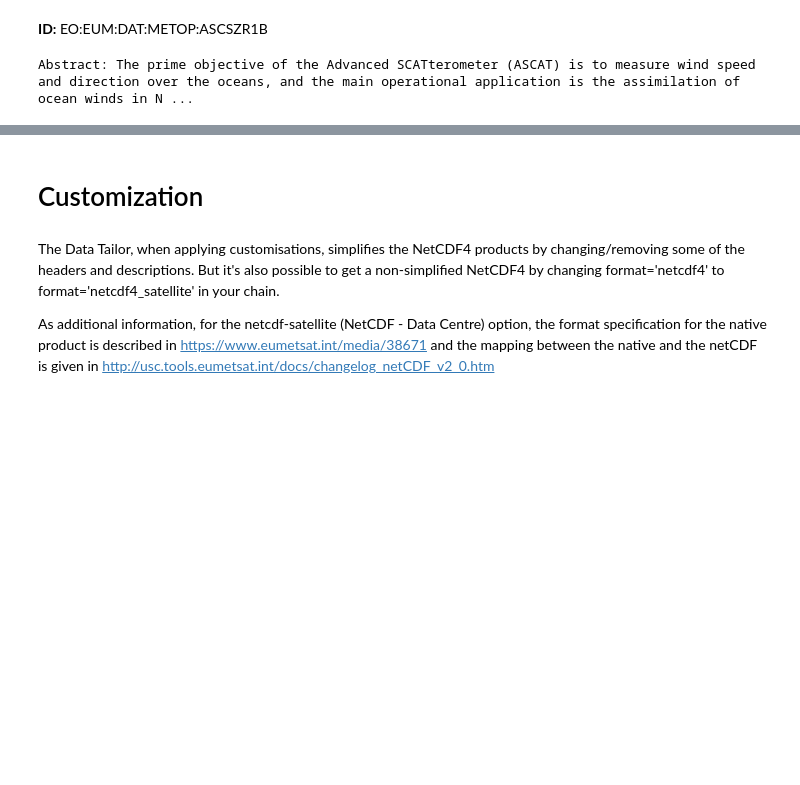
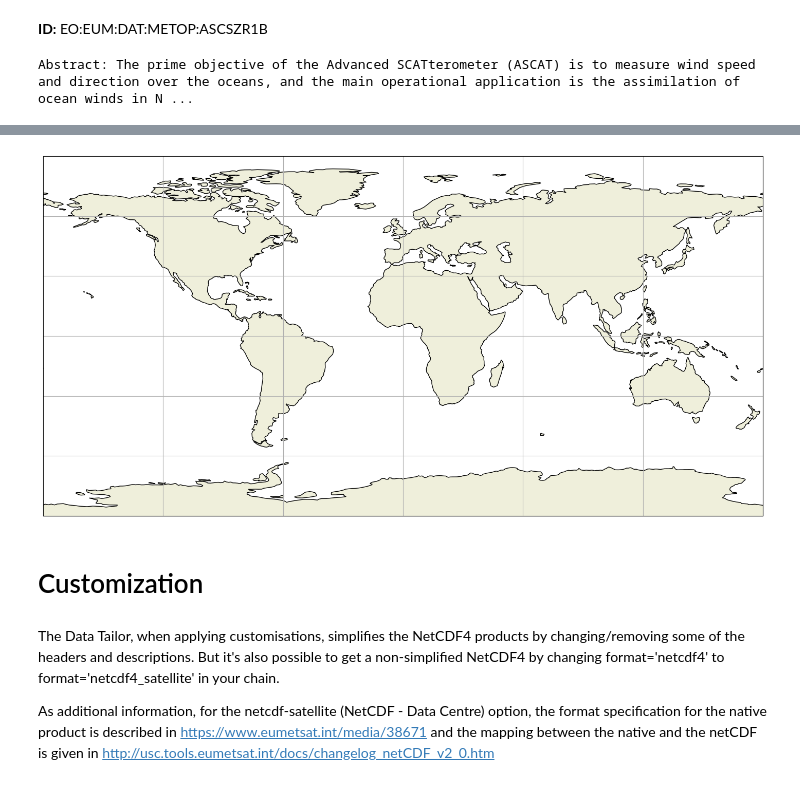
Before and after one commit to metno/machine-ocean-satdata, a Jupyter notebook: notebooks/ascat_sandbox.ipynb, the cells around one changed output, grey strips where cells are left out. Drawn from its saved outputs; the diff is of its cells as text; code cells hidden in the pictures; blank space fills up the shorter version.

```diff
--- a/notebooks/ascat_sandbox.ipynb
+++ b/notebooks/ascat_sandbox.ipynb
@@ -73,3 +264,33 @@ latest
+# %%
+import cartopy.crs as ccrs
+import cartopy.feature as cfeature
+import matplotlib.pyplot as plt
+
+import numpy as np
+
+fig = plt.figure(figsize=(20, 20))
+
+#bounds = products_gdf.total_bounds
+
+ax1 = plt.subplot(2, 1, 1, projection=ccrs.PlateCarree())
+ax1.gridlines()
+#ax1.add_geometries(products_gdf.geometry, crs = ccrs.PlateCarree(), facecolor='red', edgecolor='k')
+ax1.add_feature(cfeature.LAND)
+ax1.add_feature(cfeature.COASTLINE)
+
+#ax2 = plt.subplot(2, 1, 2, projection=ccrs.PlateCarree())
+#ax2.add_geometries(products_gdf.geometry, crs = ccrs.PlateCarree(), facecolor='red', edgecolor='k')
+#ax2.set_extent([bounds[0], bounds[2], bounds[1], bounds[3]], ccrs.PlateCarree())
+#ax2.add_feature(cfeature.LAND)
+#ax2.add_feature(cfeature.COASTLINE)
+#
+#locations_np = np.array(locations)
+#locs_x, locs_y = locations_np.T
+#ax2.scatter(locs_x, locs_y, transform=ccrs.PlateCarree(), zorder=2)
+
+plt.show()
+# %% [output]
+[figure, added]
 # %% [markdown]
 # Customization
 # %%
```
Also changed, not shown: parts of 34 cells of this notebook, 3 other files.
